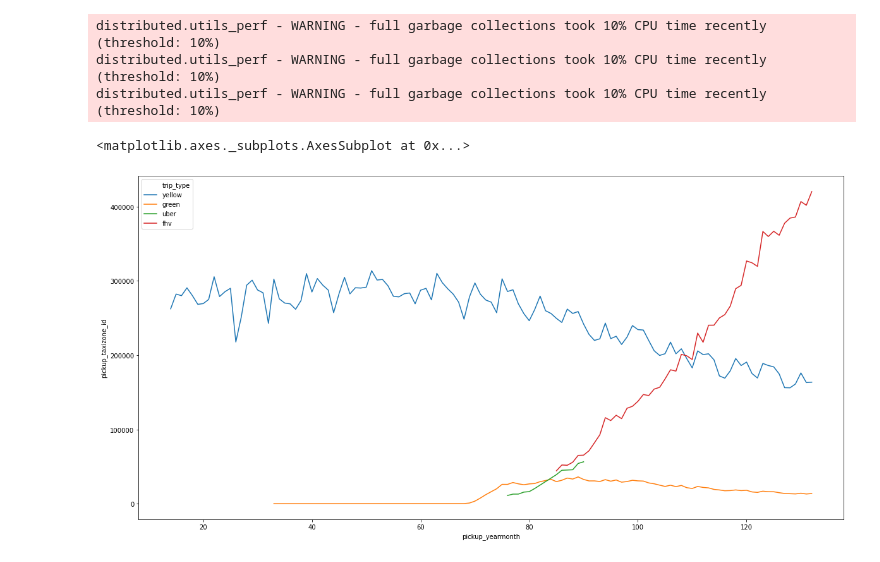
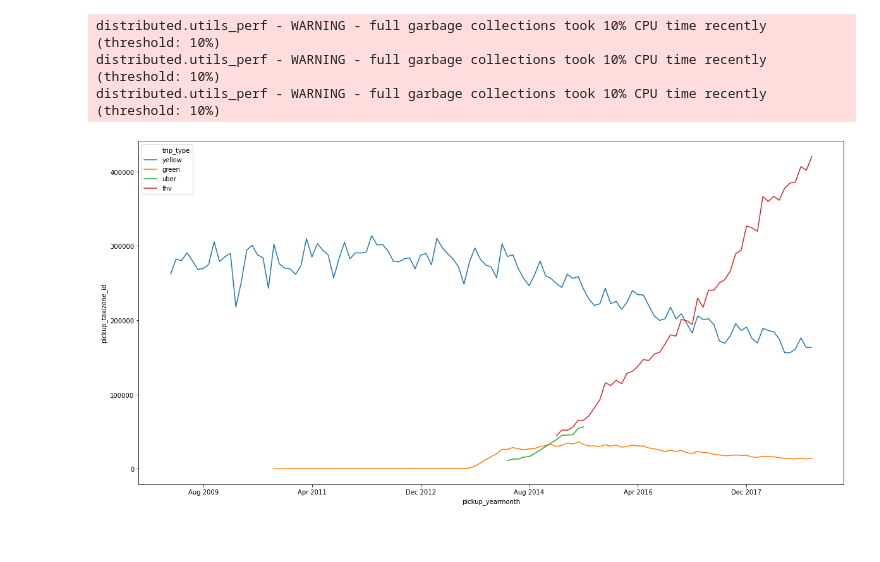
Before and after one commit to vlfom/nyc-taxi-data, a Jupyter notebook: analysis/Analyze data.ipynb, the cells around one changed output. Drawn from its saved outputs; the diff is of its cells as text; code cells hidden in the pictures.

Commit message:
Add plot of monthly rides by type

```diff
--- a/analysis/Analyze data.ipynb
+++ b/analysis/Analyze data.ipynb
@@ -6,7 +6,7 @@ import seaborn as sns
 from dask.distributed import Client
 from matplotlib import pyplot as plt
 # %%
-data_path = "../processed_data/" + '2perc_sample.parquet'
+data_path = "../data/processed_data/2perc_sample.parquet"
 # %%
 # start Dask client
 
@@ -82,13 +82,19 @@ monthly = monthly.reset_index()
-# %%
-plt.figure(figsize=(20, 10))
-sns.lineplot(
-    x="pickup_yearmonth",
-    y="pickup_taxizone_id",
-    hue="trip_type",
-    data=monthly[(monthly.pickup_yearmonth > 13) & (monthly.pickup_yearmonth < 133)]
-)
-# %% [output]
-<matplotlib.axes._subplots.AxesSubplot at 0x...>
-[figure, removed]
+# %%
+filtered_data = monthly[(monthly.pickup_yearmonth > 13) & (monthly.pickup_yearmonth < 133)]
+
+plt.figure(figsize=(20, 10))
+g = sns.lineplot(
+    x="pickup_yearmonth",
+    y="pickup_taxizone_id",
+    hue="trip_type",
+    data=filtered_data
+)
+
+g.set_xticks([20, 40, 60, 80, 100, 120])
+g.set_xticklabels(['Aug 2009', 'Apr 2011', 'Dec 2012', 'Aug 2014', 'Apr 2016', 'Dec 2017'])
+
+plt.show()
+# %% [output]
+[figure, added]
 # %%
 # we see that uber data overlaps with TLC's fhv data - one has to erase one of the sources to avoid duplicates
```
Also changed, not shown: parts of 2 cells of this notebook, 2 other files.
